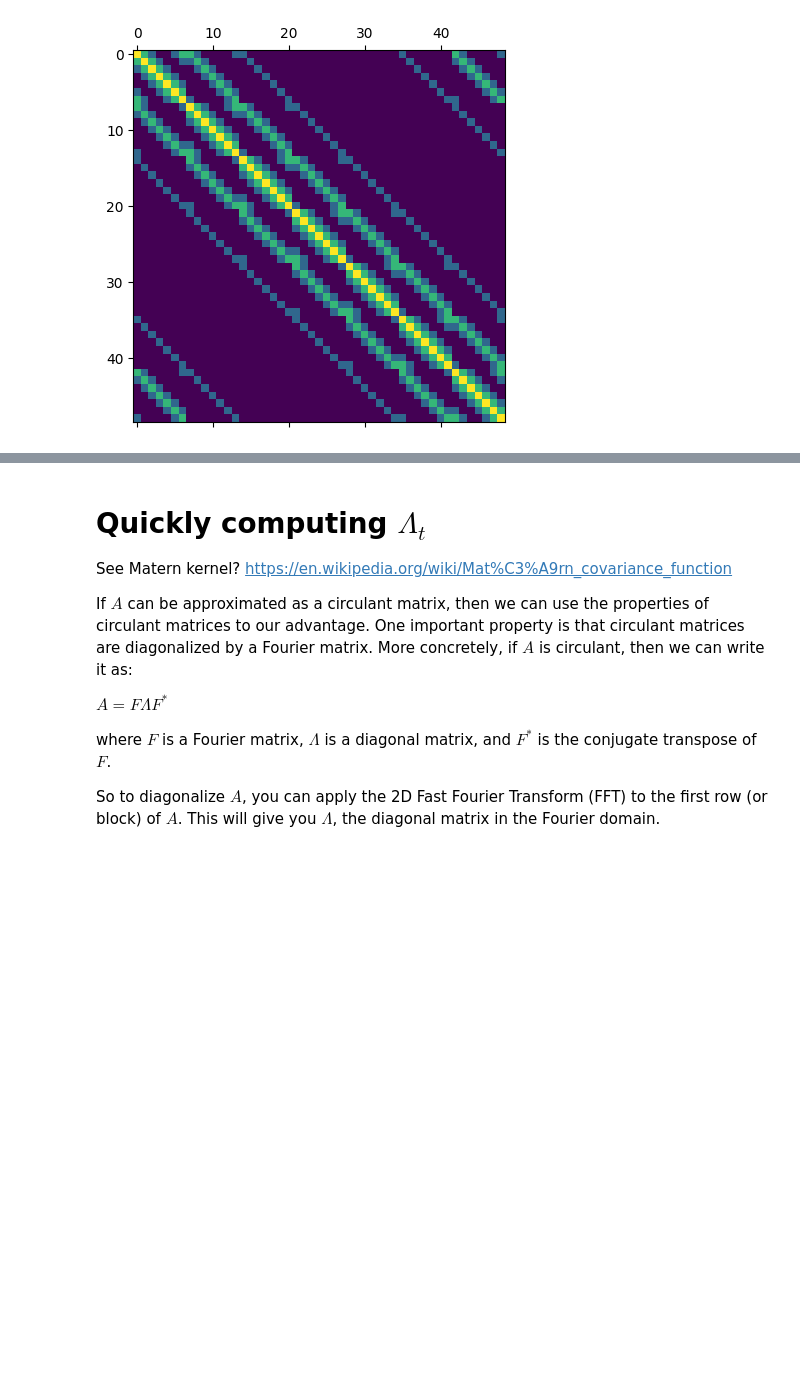
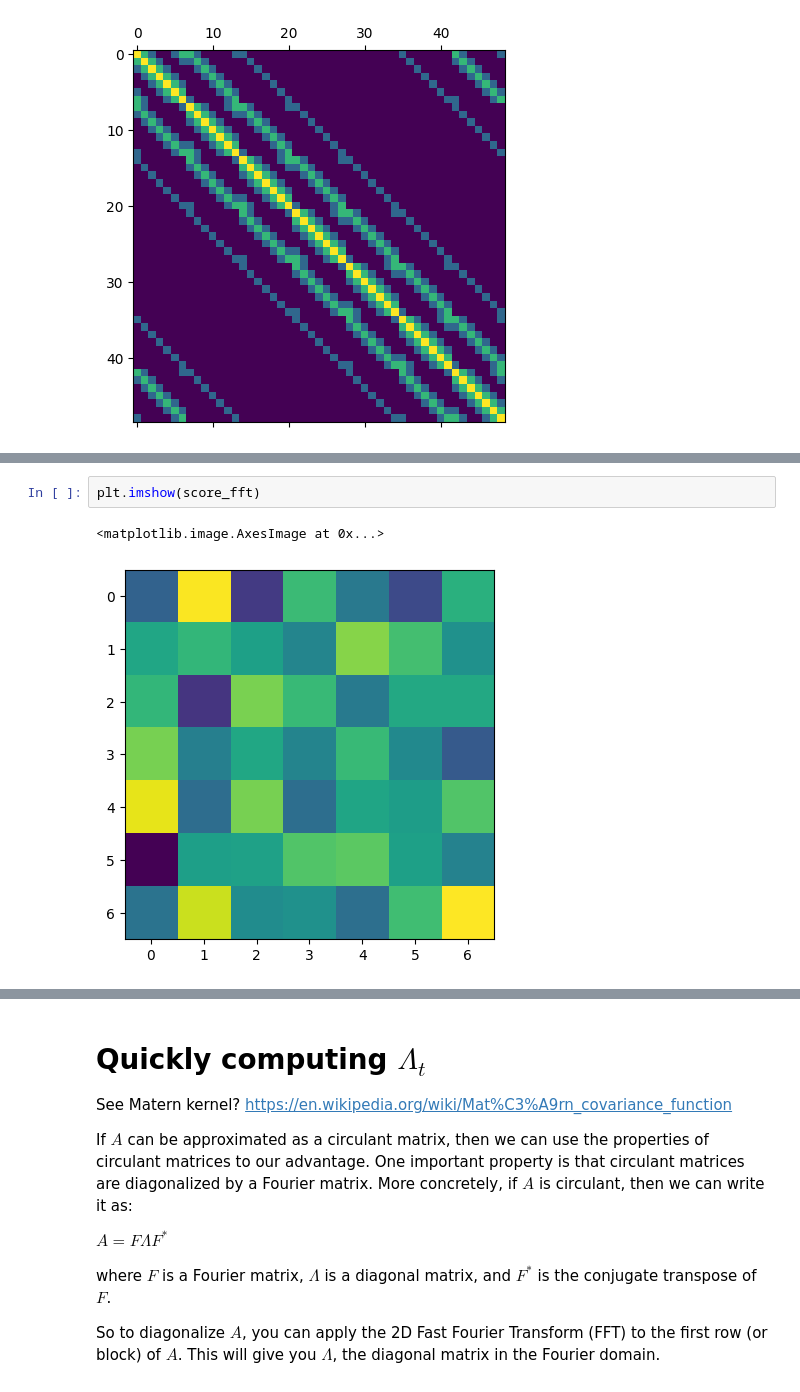
Before and after one commit to AlexandreAdam/DeblendingGalaxies, a Jupyter notebook: notebooks/correlated_gaussian_approx.ipynb, the cells around one changed output, grey strips where cells are left out. Saved outputs shown, nothing was run; the diff lists cells and outputs as text; blank space fills up the shorter version.

```diff
--- a/notebooks/correlated_gaussian_approx.ipynb
+++ b/notebooks/correlated_gaussian_approx.ipynb
@@ -383,0 +392,5 @@ Autograd score: tensor([[ 1.4409, -0.8494,  0.4344, -1.9038,  1.2226, -0.1879, -
+# %%
+plt.imshow(score_fft)
+# %% [output]
+<matplotlib.image.AxesImage at 0x...>
+[figure, added]
```
Also changed, not shown: parts of 38 cells of this notebook, 3 other files.
